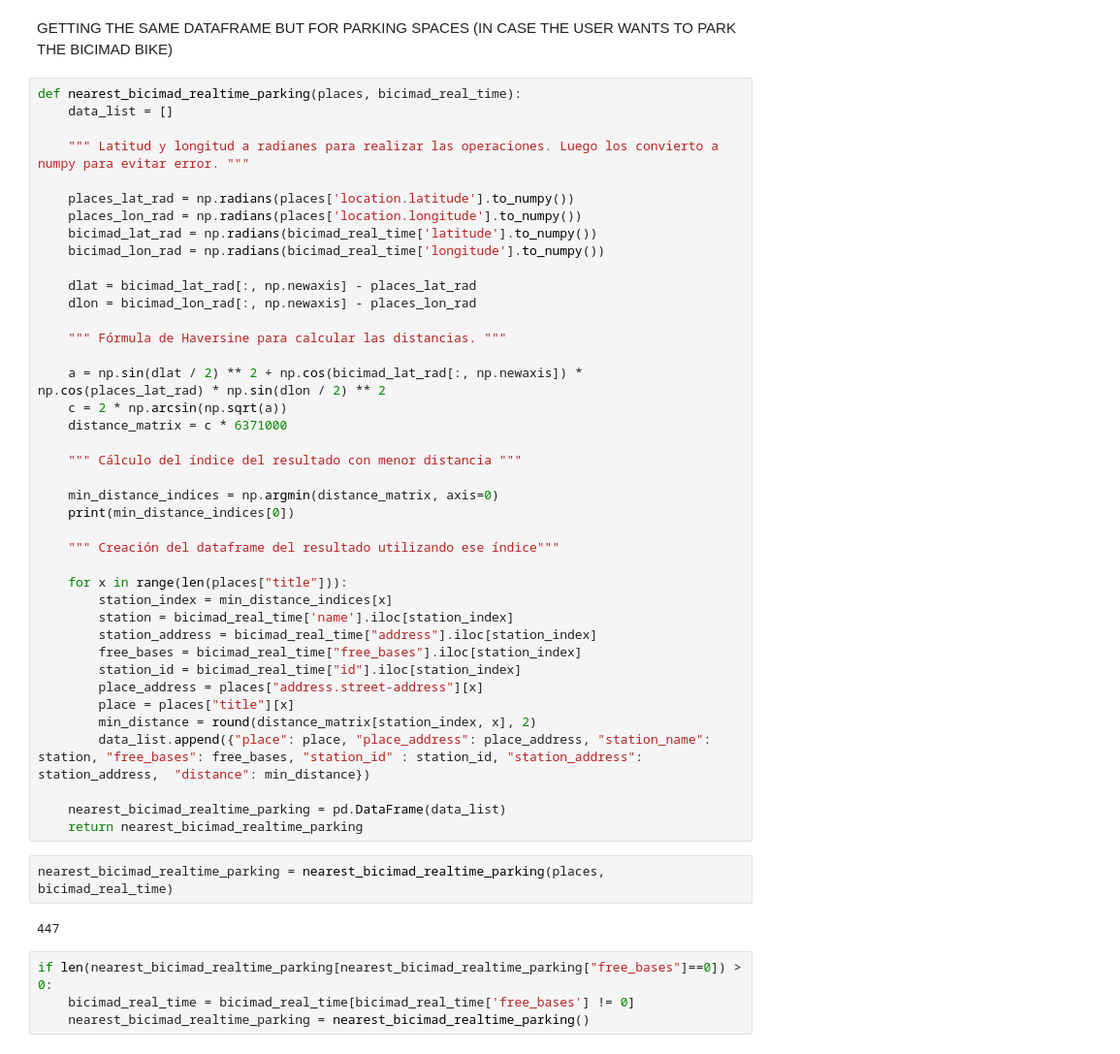
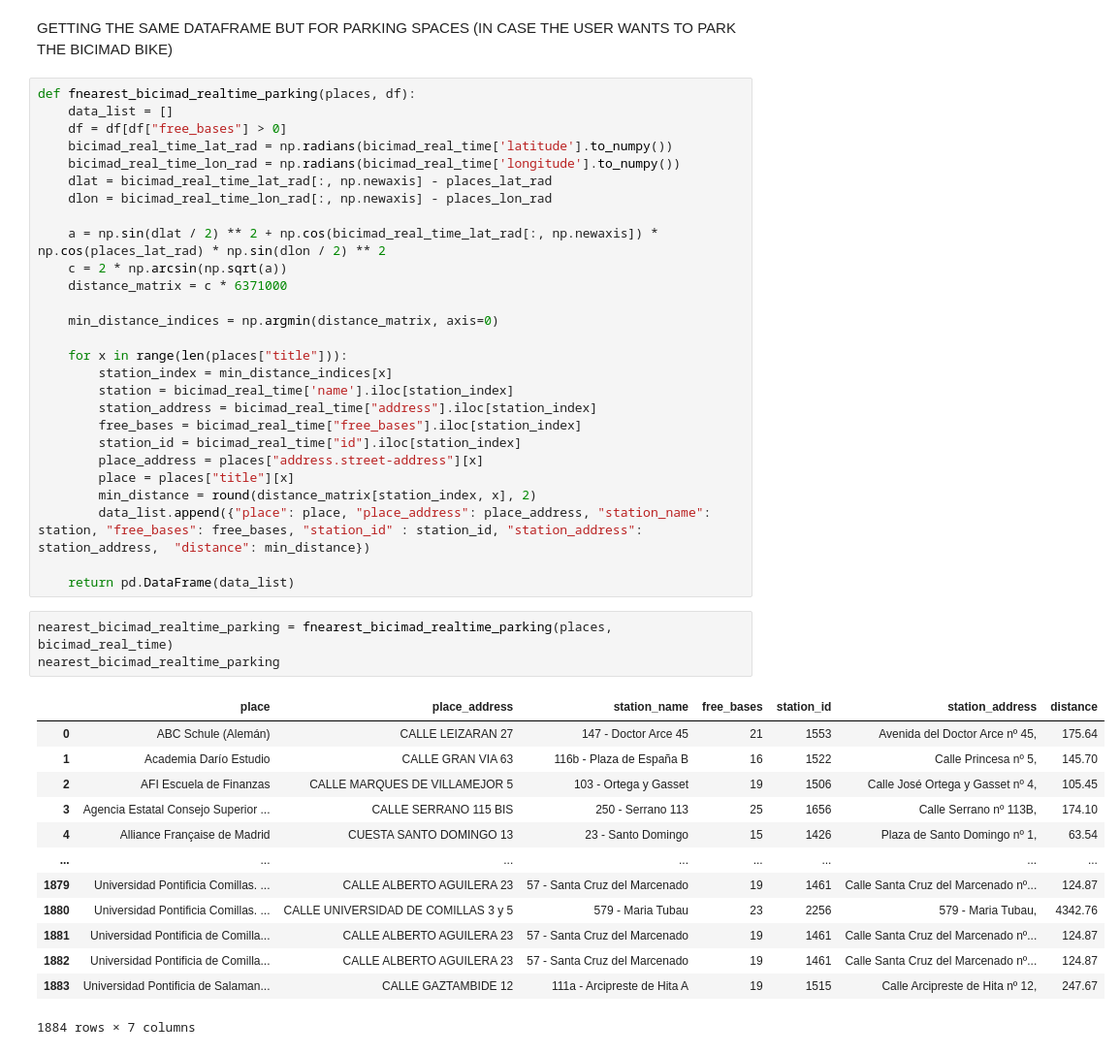
Before and after one commit to silviluliuma/ih_datamadpt0923_project_m1, a Jupyter notebook: notebooks/dev_notebook_.ipynb, the cells around one changed output. Shown at 97% size. Cells and saved outputs as stored; diff of their text form.

```diff
--- a/notebooks/dev_notebook_.ipynb
+++ b/notebooks/dev_notebook_.ipynb
@@ -402,31 +379,19 @@ nearest_bicimad_realtime
 # %% [markdown]
 GETTING THE SAME DATAFRAME BUT FOR PARKING SPACES (IN CASE THE USER WANTS TO PARK THE BICIMAD BIKE)
 # %%
-def nearest_bicimad_realtime_parking(places, bicimad_real_time):
+def fnearest_bicimad_realtime_parking(places, df):
     data_list = []
+    df = df[df["free_bases"] > 0]
+    bicimad_real_time_lat_rad = np.radians(bicimad_real_time['latitude'].to_numpy())
+    bicimad_real_time_lon_rad = np.radians(bicimad_real_time['longitude'].to_numpy())
+    dlat = bicimad_real_time_lat_rad[:, np.newaxis] - places_lat_rad
+    dlon = bicimad_real_time_lon_rad[:, np.newaxis] - places_lon_rad
 
-    """ Latitud y longitud a radianes para realizar las operaciones. Luego los convierto a numpy para evitar error. """
-
-    places_lat_rad = np.radians(places['location.latitude'].to_numpy())
-    places_lon_rad = np.radians(places['location.longitude'].to_numpy())
-    bicimad_lat_rad = np.radians(bicimad_real_time['latitude'].to_numpy())
-    bicimad_lon_rad = np.radians(bicimad_real_time['longitude'].to_numpy())
-
-    dlat = bicimad_lat_rad[:, np.newaxis] - places_lat_rad
-    dlon = bicimad_lon_rad[:, np.newaxis] - places_lon_rad
-
-    """ Fórmula de Haversine para calcular las distancias. """
-
-    a = np.sin(dlat / 2) ** 2 + np.cos(bicimad_lat_rad[:, np.newaxis]) * np.cos(places_lat_rad) * np.sin(dlon / 2) ** 2
+    a = np.sin(dlat / 2) ** 2 + np.cos(bicimad_real_time_lat_rad[:, np.newaxis]) * np.cos(places_lat_rad) * np.sin(dlon / 2) ** 2
     c = 2 * np.arcsin(np.sqrt(a))
     distance_matrix = c * 6371000
 
-    """ Cálculo del índice del resultado con menor distancia """
-
     min_distance_indices = np.argmin(distance_matrix, axis=0)
-    print(min_distance_indices[0])
-
-    """ Creación del dataframe del resultado utilizando ese índice"""
 
     for x in range(len(places["title"])):
         station_index = min_distance_indices[x]
@@ -439,13 +404,21 @@ def nearest_bicimad_realtime_parking(places, bicimad_real_time):
         min_distance = round(distance_matrix[station_index, x], 2)
         data_list.append({"place": place, "place_address": place_address, "station_name": station, "free_bases": free_bases, "station_id" : station_id, "station_address": station_address,  "distance": min_distance})
 
-    nearest_bicimad_realtime_parking = pd.DataFrame(data_list)
-    return nearest_bicimad_realtime_parking
+    return pd.DataFrame(data_list)
 # %%
-nearest_bicimad_realtime_parking = nearest_bicimad_realtime_parking(places, bicimad_real_time)
+nearest_bicimad_realtime_parking = fnearest_bicimad_realtime_parking(places, bicimad_real_time)
+nearest_bicimad_realtime_parking
 # %% [output]
+|  | place | place_address | station_name | free_bases | station_id | station_address | distance |
+| 0 | ABC Schule (Alemán) | CALLE LEIZARAN 27 | 147 - Doctor Arce 45 | 21 | 1553 | Avenida del Doctor Arce nº 45, | 175.64 |
+| 1 | Academia Darío Estudio | CALLE GRAN VIA 63 | 116b - Plaza de España B | 16 | 1522 | Calle Princesa nº 5, | 145.70 |
+| 2 | AFI Escuela de Finanzas | CALLE MARQUES DE VILLAMEJOR 5 | 103 - Ortega y Gasset | 19 | 1506 | Calle José Ortega y Gasset nº 4, | 105.45 |
+| 3 | Agencia Estatal Consejo Superior ... | CALLE SERRANO 115 BIS | 250 - Serrano 113 | 25 | 1656 | Calle Serrano nº 113B, | 174.10 |
+| 4 | Alliance Française de Madrid | CUESTA SANTO DOMINGO 13 | 23 - Santo Domingo | 15 | 1426 | Plaza de Santo Domingo nº 1, | 63.54 |
+| ... | ... | ... | ... | ... | ... | ... | ... |
+| 1879 | Universidad Pontificia Comillas. ... | CALLE ALBERTO AGUILERA 23 | 57 - Santa Cruz del Marcenado | 19 | 1461 | Calle Santa Cruz del Marcenado nº... | 124.87 |
+| 1880 | Universidad Pontificia Comillas. ... | CALLE UNIVERSIDAD DE COMILLAS 3 y 5 | 579 - Maria Tubau | 23 | 2256 | 579 - Maria Tubau, | 4342.76 |
+| 1881 | Universidad Pontificia de Comilla... | CALLE ALBERTO AGUILERA 23 | 57 - Santa Cruz del Marcenado | 19 | 1461 | Calle Santa Cruz del Marcenado nº... | 124.87 |
+| 1882 | Universidad Pontificia de Comilla... | CALLE ALBERTO AGUILERA 23 | 57 - Santa Cruz del Marcenado | 19 | 1461 | Calle Santa Cruz del Marcenado nº... | 124.87 |
+| 1883 | Universidad Pontificia de Salaman... | CALLE GAZTAMBIDE 12 | 111a - Arcipreste de Hita A | 19 | 1515 | Calle Arcipreste de Hita nº 12, | 247.67 |
-447
+1884 rows × 7 columns
-# %%
-if len(nearest_bicimad_realtime_parking[nearest_bicimad_realtime_parking["free_bases"]==0]) > 0:
-    bicimad_real_time = bicimad_real_time[bicimad_real_time['free_bases'] != 0]
-    nearest_bicimad_realtime_parking = nearest_bicimad_realtime_parking()
```
Also changed, not shown: parts of 11 cells of this notebook, 14 other files.
